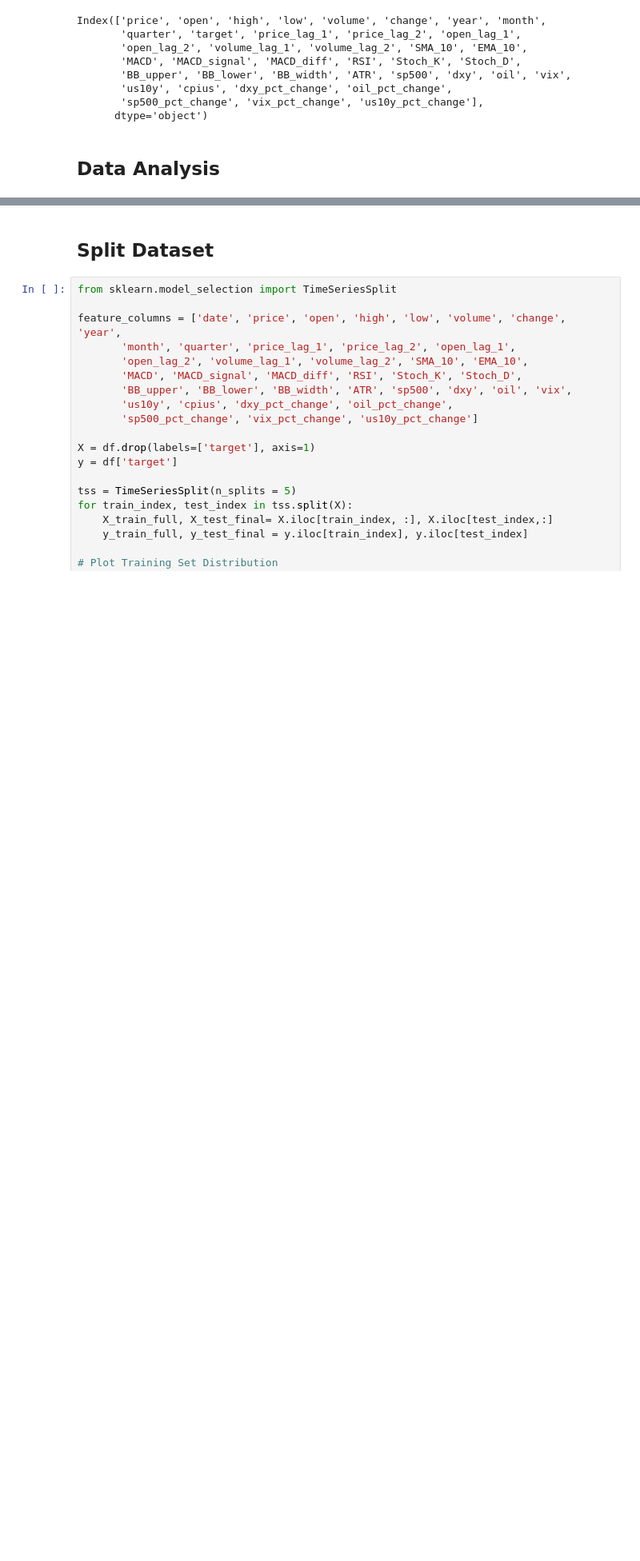
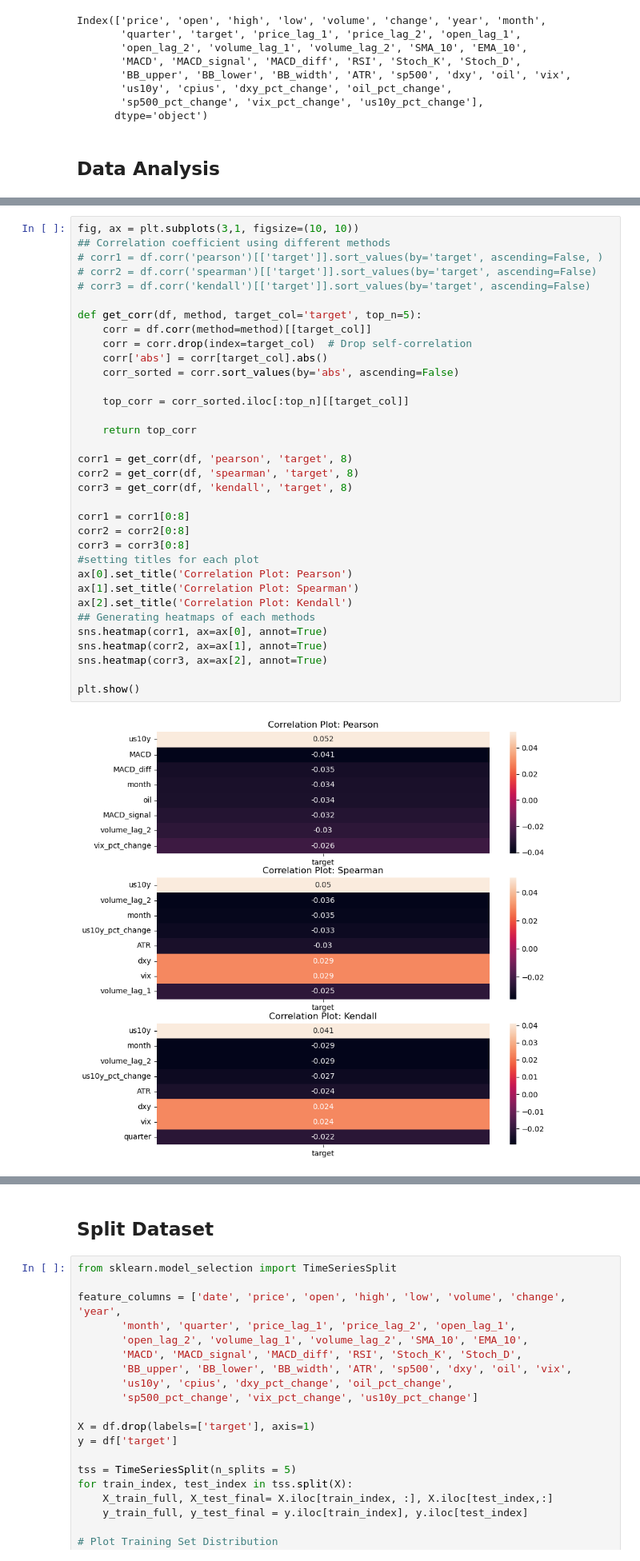
Before and after one commit to MartynChong/applied_project, a Jupyter notebook: project.ipynb, the cells around one changed output, grey strips where cells are left out. Shown at 80% size. Drawn from its saved outputs; the diff is of its cells as text; blank space fills up the shorter version.

```diff
--- a/project.ipynb
+++ b/project.ipynb
@@ -305,0 +307,36 @@ plt.show()
+# %%
+fig, ax = plt.subplots(3,1, figsize=(10, 10))
+## Correlation coefficient using different methods
+# corr1 = df.corr('pearson')[['target']].sort_values(by='target', ascending=False, )
+# corr2 = df.corr('spearman')[['target']].sort_values(by='target', ascending=False)
+# corr3 = df.corr('kendall')[['target']].sort_values(by='target', ascending=False)
+
+def get_corr(df, method, target_col='target', top_n=5):
+    corr = df.corr(method=method)[[target_col]]
+    corr = corr.drop(index=target_col)  # Drop self-correlation
+    corr['abs'] = corr[target_col].abs()
+    corr_sorted = corr.sort_values(by='abs', ascending=False)
+
+    top_corr = corr_sorted.iloc[:top_n][[target_col]]
+
+    return top_corr
+
+corr1 = get_corr(df, 'pearson', 'target', 8)
+corr2 = get_corr(df, 'spearman', 'target', 8)
+corr3 = get_corr(df, 'kendall', 'target', 8)
+
+corr1 = corr1[0:8]
+corr2 = corr2[0:8]
+corr3 = corr3[0:8]
+#setting titles for each plot
+ax[0].set_title('Correlation Plot: Pearson')
+ax[1].set_title('Correlation Plot: Spearman')
+ax[2].set_title('Correlation Plot: Kendall')
+## Generating heatmaps of each methods
+sns.heatmap(corr1, ax=ax[0], annot=True)
+sns.heatmap(corr2, ax=ax[1], annot=True)
+sns.heatmap(corr3, ax=ax[2], annot=True)
+
+plt.show()
+# %% [output]
+[figure, added]
```
Also changed, not shown: parts of 15 cells of this notebook, 8 other files.
